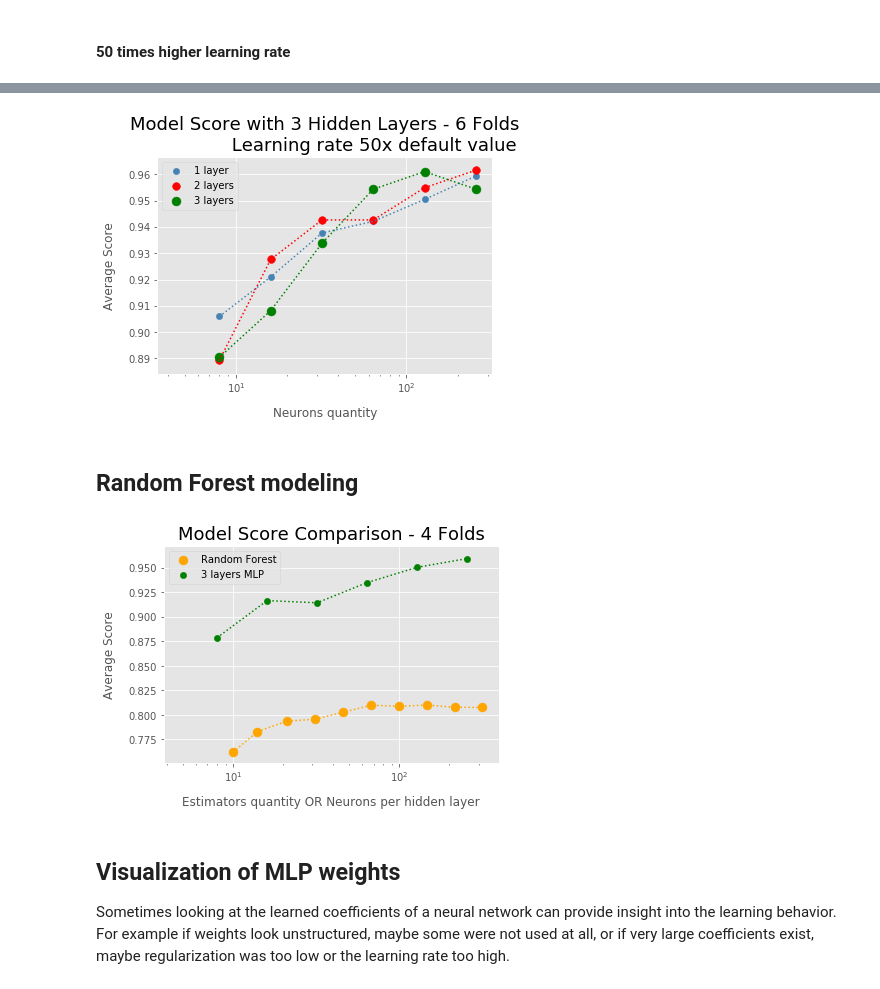
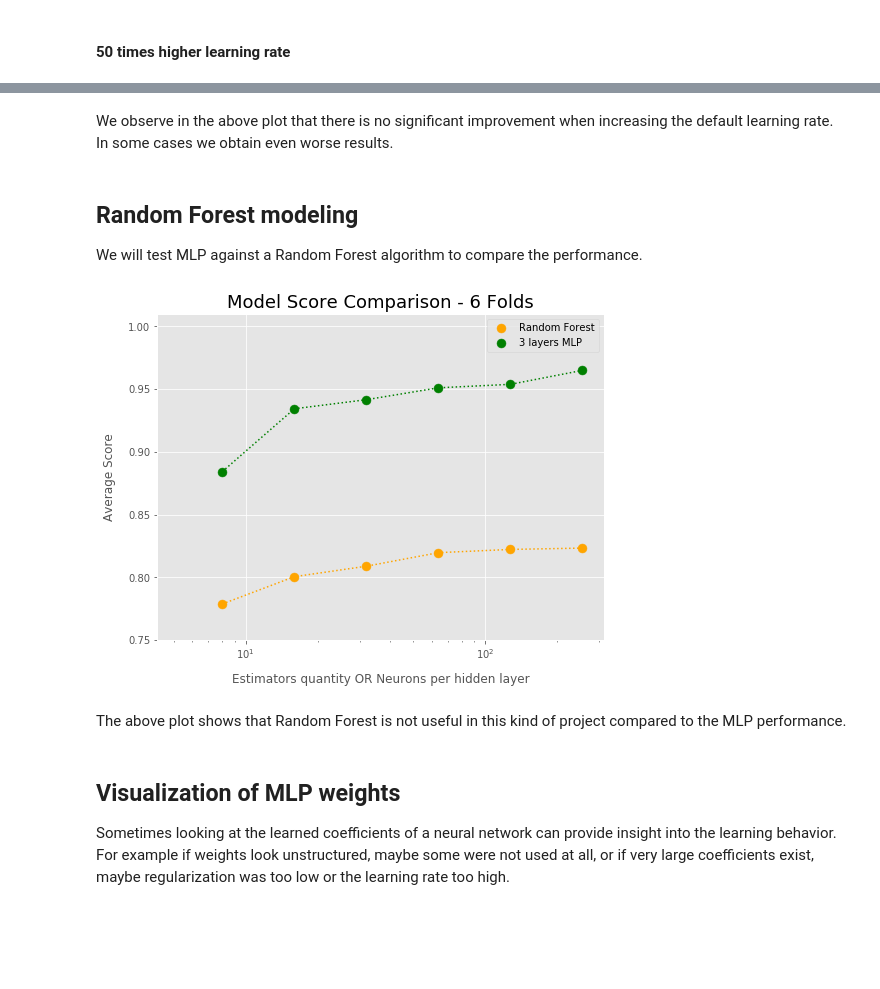
Before and after one commit to dataludus/building-a-handwritten-digits-classifier, a Jupyter notebook: Basics.ipynb, the cells around one changed output, grey strips where cells are left out. Cells and saved outputs as stored; diff of their text form; code cells hidden in the pictures; blank space fills up the shorter version.

```diff
--- a/Basics.ipynb
+++ b/Basics.ipynb
@@ -95,0 +99,9 @@ Targets
+# %%
+def train(X, y, n):
+    """
+    Train a K-Nearest Neighbor model and return the trained model
+    """
+    knn = KNeighborsClassifier(n_neighbors=n)
+    knn.fit(X, y)
+
+    return knn
@@ -411,0 +565,5 @@ for n in neurons_q:
+# %% [markdown]
+We observe in the above plot that there is no significant improvement when increasing the default learning rate. In some cases we obtain even worse results.
+# %% [markdown]
+## Random Forest modeling
+We will test MLP against a Random Forest algorithm to compare the performance.
@@ -412,24 +581,32 @@ for n in neurons_q:
+# %%
+# test with different neurons quantity in two hidden layer
+avg_scores_rf = []
+# Estimators quantity:
+# 10 different test cases from 10^1=10 up to 10^2.5 = 316.
+#trees_q = np.logspace(1, 2.5, 10, dtype=int)
+trees_q = neurons_q
+
+for n in trees_q:
+    scores = cross_validate(data, target, n, n_folds=6)
+    avg_scores_rf.append(np.mean(scores))
 # %%
-ax = plt.subplot()
+f, ax = plt.subplots(figsize=(8,6))
 
-plt.plot(neurons_q, avg_scores_1hl_6f, c='steelblue', ls=':')
-plt.scatter(neurons_q, avg_scores_1hl_6f, s=40, c='steelblue', label='1 layer')
+# Random forest
+ax.plot(trees_q, avg_scores_rf, c='orange', ls=':')
+ax.scatter(trees_q, avg_scores_rf, s=80, c='orange', label='Random Forest')
 
-plt.plot(neurons_q, avg_scores_2hl_6f, c='r', ls=':')
-plt.scatter(neurons_q, avg_scores_2hl_6f, s=60, c='r', label='2 layers')
-
-plt.plot(neurons_q, avg_scores_3hl_6f, c='g', ls=':')
-plt.scatter(neurons_q, avg_scores_3hl_6f, s=80, c='g', label='3 layers')
+# MLP with 3 hidden layers
+ax.plot(neurons_q, avg_scores_3hl_6f, c='g', ls=':')
+ax.scatter(neurons_q, avg_scores_3hl_6f, s=80, c='g', label='3 layers MLP')
 
 # Plot setup
-ax.set_title('Model Score with 3 Hidden Layers - 6 Folds\n \
-                Learning rate 50x default value', size=18)
+ax.set_title('Model Score Comparison - 6 Folds', size=18)
 ax.set_ylabel('Average Score', labelpad=12)
-ax.set_xlabel('Neurons quantity', labelpad=12)
+ax.set_xlabel('Estimators quantity OR Neurons per hidden layer', labelpad=12)
+ax.set_xscale('log')
+ax.set_ylim(0.75, 1.01)
 ax.legend()
-ax.set_xscale('log')
 plt.show()
 # %% [output]
-[figure, old version]
+[figure, new version]
-# %% [markdown]
-## Random Forest modeling
@@ -453,21 +613,5 @@ for n in trees_q:
-# %%
-ax = plt.subplot()
-
-ax.plot(trees_q, avg_scores_rf, c='orange', ls=':')
-ax.scatter(trees_q, avg_scores_rf, s=80, c='orange', label='Random Forest')
-
-ax.plot(neurons_q, avg_scores_3hl_4f, c='g', ls=':')
-ax.scatter(neurons_q, avg_scores_3hl_4f, s=40, c='g', label='3 layers MLP')
-
-# Plot setup
-ax.set_title('Model Score Comparison - 4 Folds', size=18)
-ax.set_ylabel('Average Score', labelpad=12)
-ax.set_xlabel('Estimators quantity OR Neurons per hidden layer', labelpad=12)
-ax.set_xscale('log')
-ax.legend()
-plt.show()
-# %% [output]
-[figure, removed]
+# %% [markdown]
+The above plot shows that Random Forest is not useful in this kind of project compared to the MLP performance.
 # %% [markdown]
 ## Visualization of MLP weights
 Sometimes looking at the learned coefficients of a neural network can provide insight into the learning behavior. For example if weights look unstructured, maybe some were not used at all, or if very large coefficients exist, maybe regularization was too low or the learning rate too high.
```
Also changed, not shown: parts of 48 cells of this notebook.
